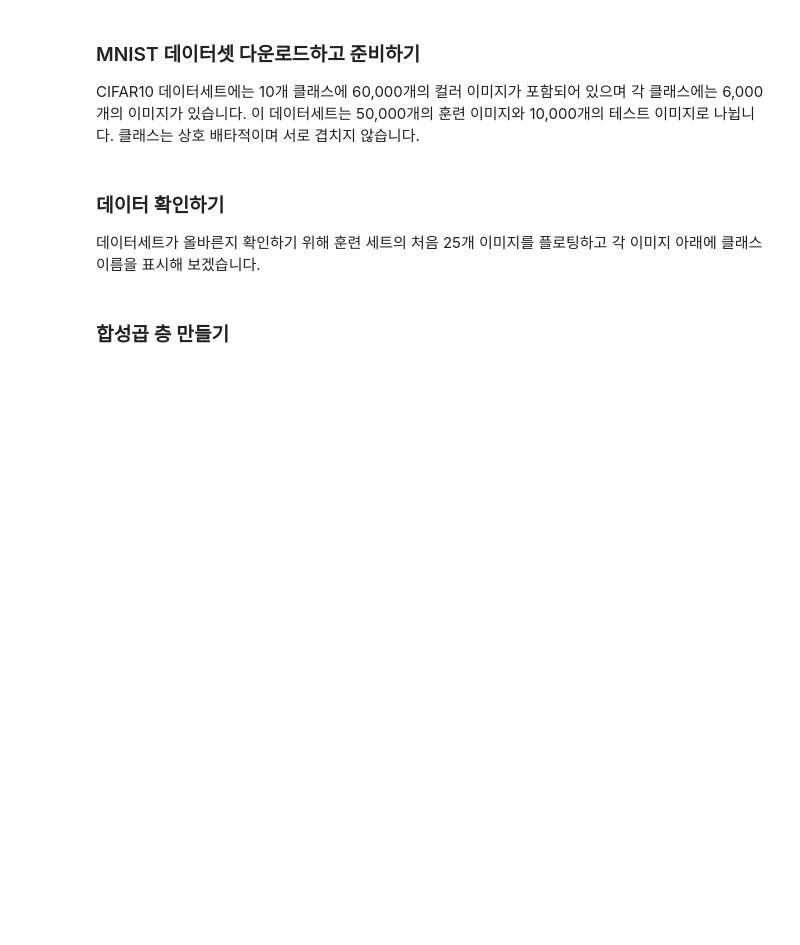
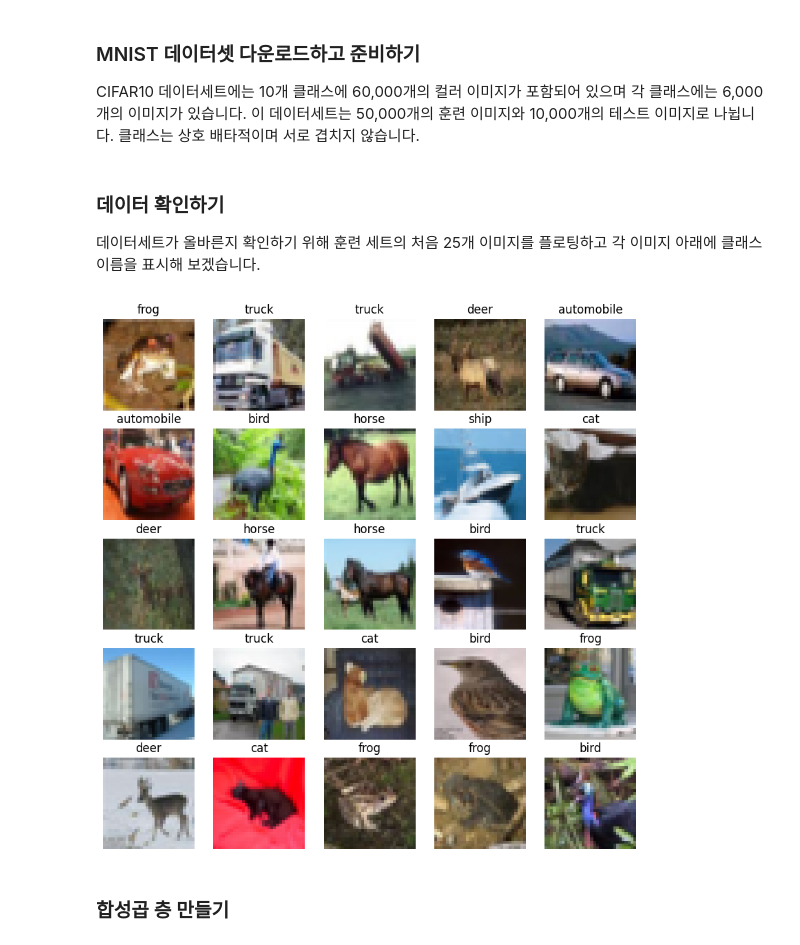
Before and after one commit to Lim-YoungYoon/hide_on_code, a Jupyter notebook: 구매 트렌드 기반 인사이트 추출 프로젝트/15 cnn.ipynb, the cells around one changed output. Drawn from its saved outputs; the diff is of its cells as text; code cells hidden in the pictures; blank space fills up the shorter version.

```diff
--- a/구매 트렌드 기반 인사이트 추출 프로젝트/15 cnn.ipynb
+++ b/구매 트렌드 기반 인사이트 추출 프로젝트/15 cnn.ipynb
@@ -37,21 +37,23 @@ testloader  = torch.utils.data.DataLoader(testset, batch_size=64, shuffle=False,
 ### 데이터 확인하기
 
 데이터세트가 올바른지 확인하기 위해 훈련 세트의 처음 25개 이미지를 플로팅하고 각 이미지 아래에 클래스 이름을 표시해 보겠습니다.
-# %%
-class_names = ['airplane', 'automobile', 'bird', 'cat', 'deer',
-               'dog', 'frog', 'horse', 'ship', 'truck']
-
-plt.figure(figsize=(10,10))
-for i in range(25):
-    plt.subplot(5,5,i+1)
-    plt.xticks([])
-    plt.yticks([])
-    plt.grid(False)
-    plt.imshow(train_images[i])
-    # The CIFAR labels happen to be arrays,
-    # which is why you need the extra index
-    plt.xlabel(class_names[train_labels[i][0]])
-plt.show()
+# %%
+# CIFAR10 클래스 이름 리스트
+classes = ['airplane', 'automobile', 'bird', 'cat', 'deer',
+           'dog', 'frog', 'horse', 'ship', 'truck']
+# %%
+fig, axes = plt.subplots(5, 5, figsize=(10, 10))
+for i, ax in enumerate(axes.flat):
+    # trainset에서 i번째 이미지와 라벨 가져오기
+    img, label = trainset[i]
+    # PyTorch Tensor는 (C, H, W) 형식이므로 (H, W, C)로 변환하여 출력
+    img = img.numpy().transpose((1, 2, 0))
+    ax.imshow(img)
+    ax.set_title(classes[label])
+    ax.axis('off')
+plt.show()
+# %% [output]
+[figure, added]
 # %% [markdown]
 ### 합성곱 층 만들기
 # %% [markdown]
```
Also changed, not shown: parts of 22 cells of this notebook.
